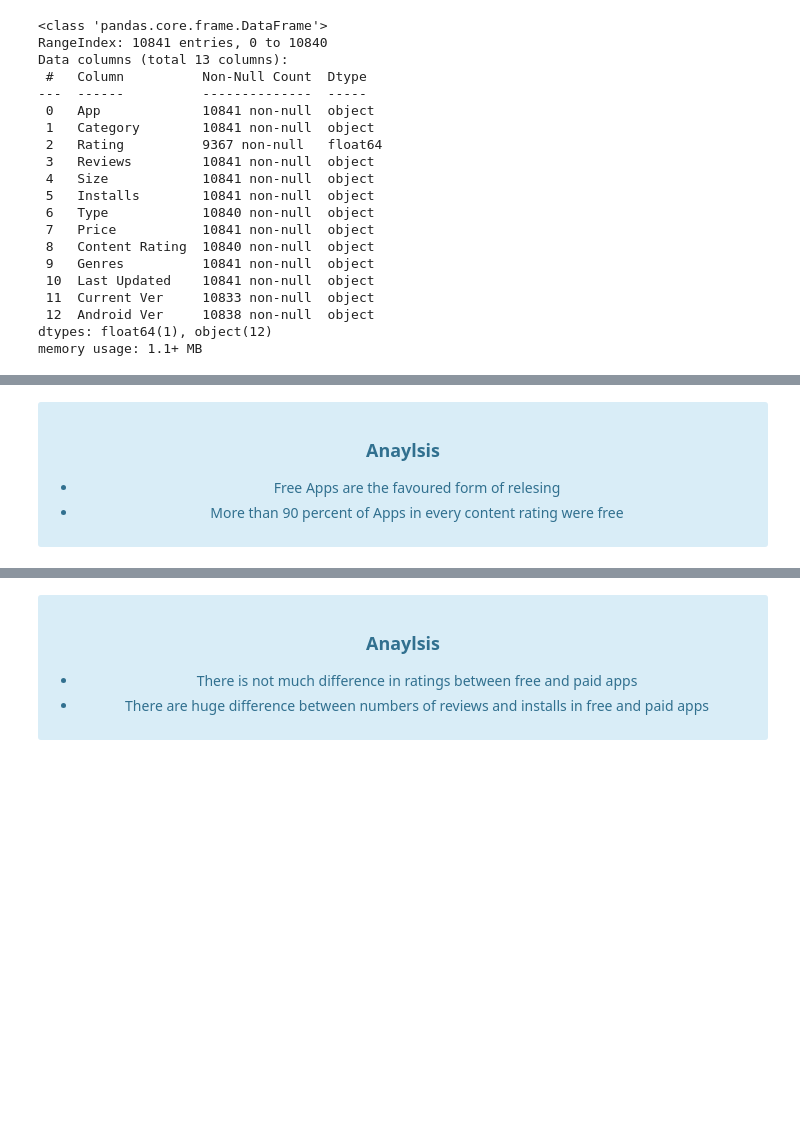
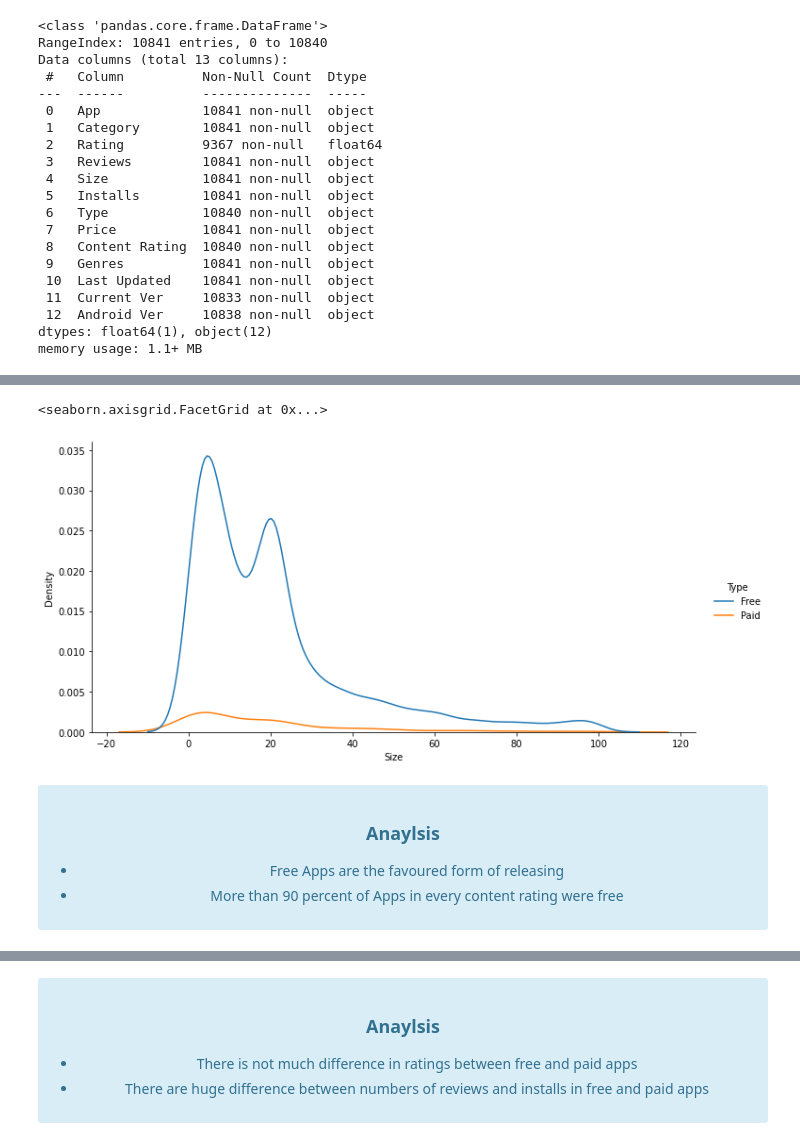
Before and after one commit to BKV15/AI_Utech, a Jupyter notebook: Machine Learning/Exercise_2/Mini Project 1.ipynb, the cells around one changed output, grey strips where cells are left out. Saved outputs shown, nothing was run; the diff lists cells and outputs as text; code cells hidden in the pictures; blank space fills up the shorter version.

```diff
--- a/Machine Learning/Exercise_2/Mini Project 1.ipynb
+++ b/Machine Learning/Exercise_2/Mini Project 1.ipynb
@@ -254,8 +212,13 @@ df.describe()
+# %%
+sns.displot(df , x='Size' , hue='Type' , kind='kde', aspect=2)
+# %% [output]
+<seaborn.axisgrid.FacetGrid at 0x...>
+[figure, added]
 # %% [markdown]
 <div class="alert alert-block alert-info">
     <h3 align="center">Anaylsis</h3>
     <ul align="center">
-        <li>Free Apps are the favoured form of relesing</li>
+        <li>Free Apps are the favoured form of releasing</li>
         <li>More than 90 percent of Apps in every content rating were free</li>
     </ul>
 </div>
```
Also changed, not shown: parts of 63 cells of this notebook.
